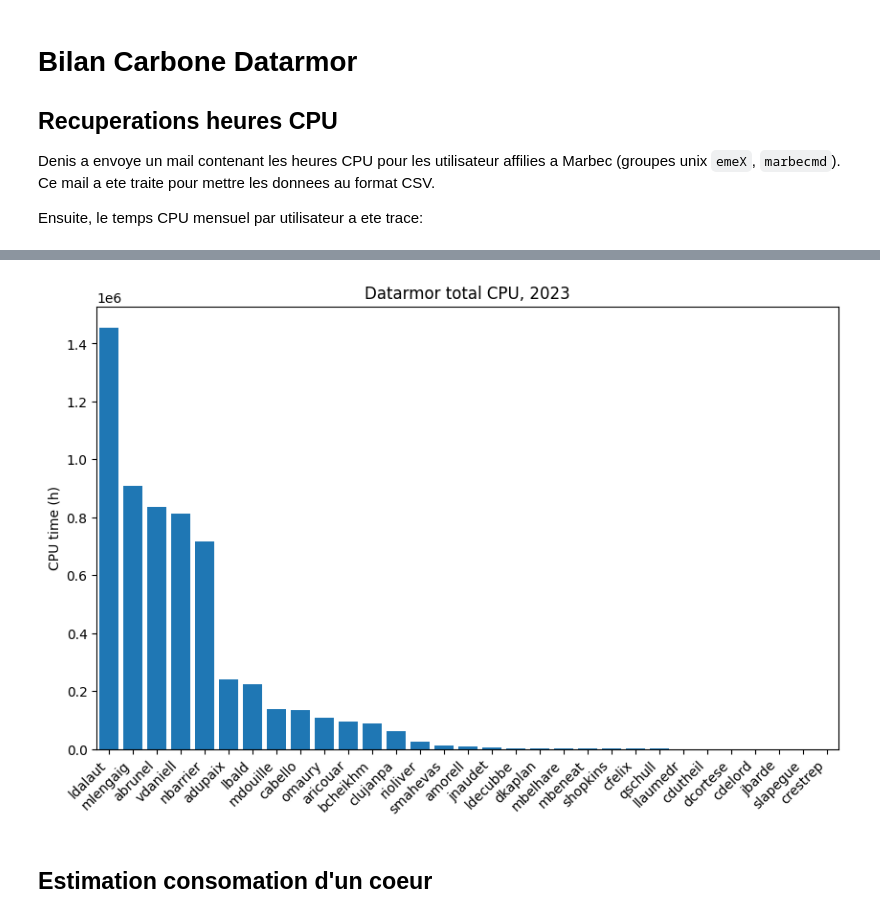
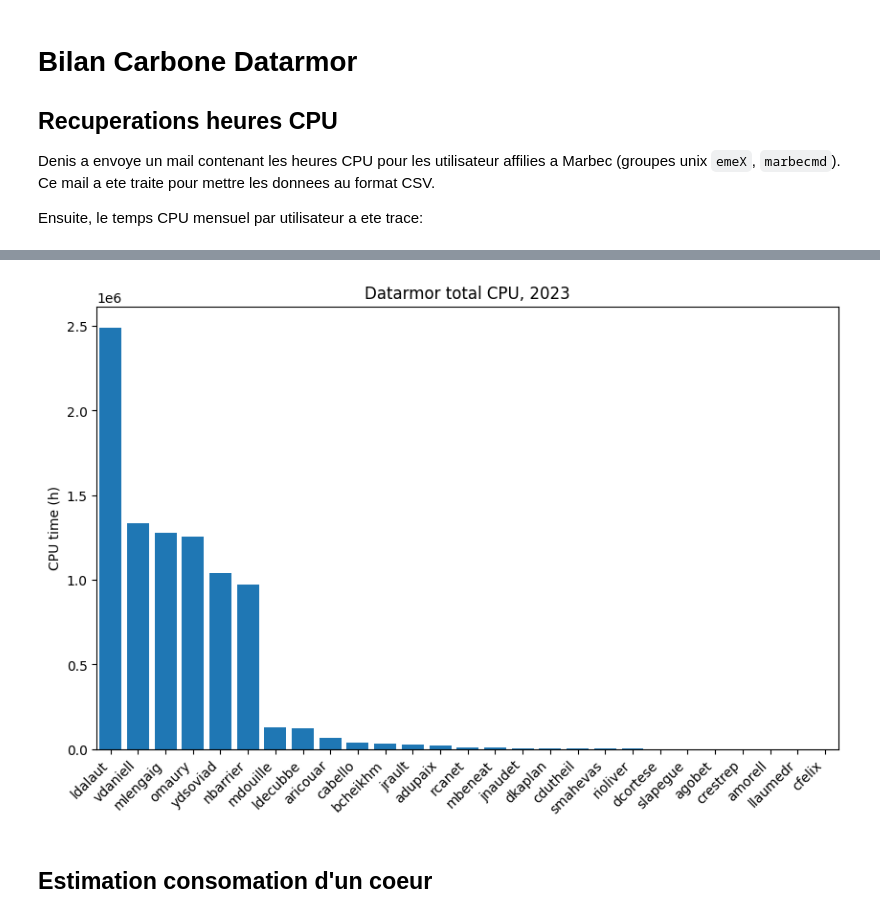
Before and after one commit to umr-marbec/marbec-green, a Jupyter notebook: Datarmor.ipynb, the cells around one changed output, grey strips where cells are left out. Drawn from its saved outputs; the diff is of its cells as text; code cells hidden in the pictures.

Commit message:
Update datarmor informations

```diff
--- a/Datarmor.ipynb
+++ b/Datarmor.ipynb
@@ -8,0 +14,4 @@ Ensuite, le temps CPU mensuel par utilisateur a ete trace:
+# %%
+data = pd.read_csv('data-datarmor/marbec-datarmor-2024.csv', skiprows=1, index_col=0)
+data = data.sum(axis=1)
+data
@@ -74,0 +60,5 @@ dsout_byuser
+# %%
+data = data.sort_values(ascending=False)
+data = data.where(data > 0)
+data = data.dropna()
+data
@@ -75,16 +83,16 @@ dsout_byuser
 # %%
 plt.figure(figsize=(10, 6))
 ax = plt.gca()
-x = np.arange(0, len(dsout_byuser))
-plt.bar(x, dsout_byuser['cpu']/ (60 * 60))
+x = np.arange(0, len(data))
+plt.bar(x, data/ (60 * 60))
 ax.set_xticks(x)
-ax.set_xticklabels(dsout_byuser.index, rotation=45, ha='right')
+ax.set_xticklabels(data.index, rotation=45, ha='right')
 ax.set_xlim(x.min() - 0.5, x.max() + 0.5)
 ax.set_ylabel('CPU time (h)')
 ax.set_title('Datarmor total CPU, 2023')
 plt.savefig('datarmor_usage_2023')
 # %% [output]
-[figure, old version]
+[figure, new version]
 # %% [markdown]
 ## Estimation consomation d'un coeur
 # %% [markdown]
```
Also changed, not shown: parts of 7 cells of this notebook.
